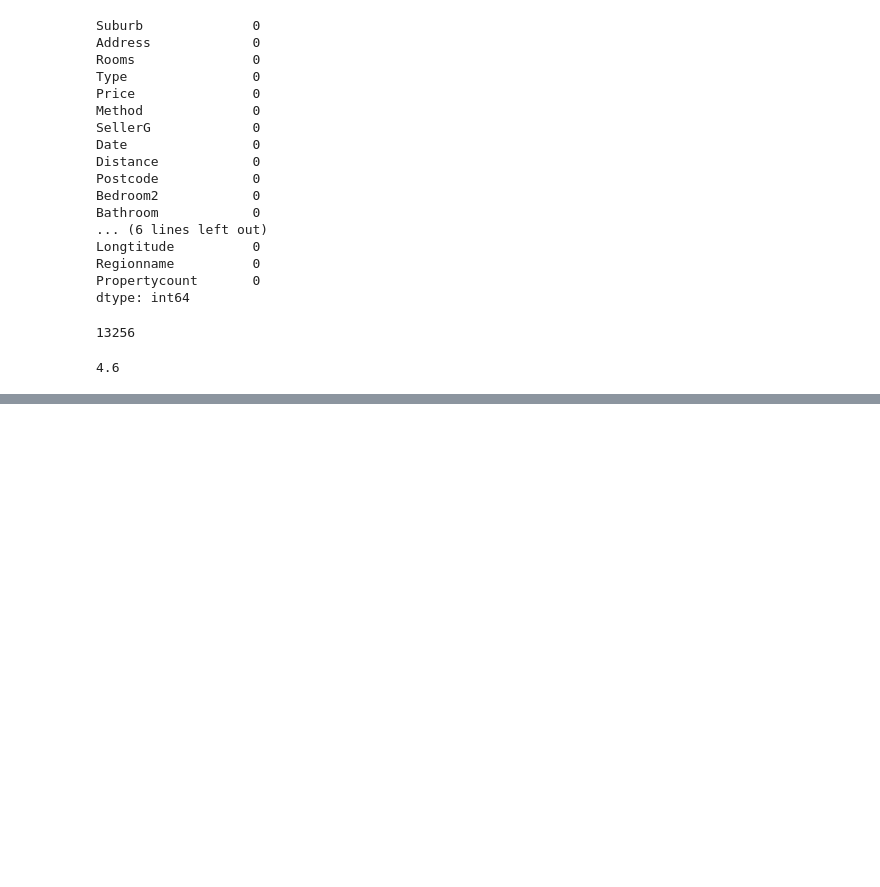
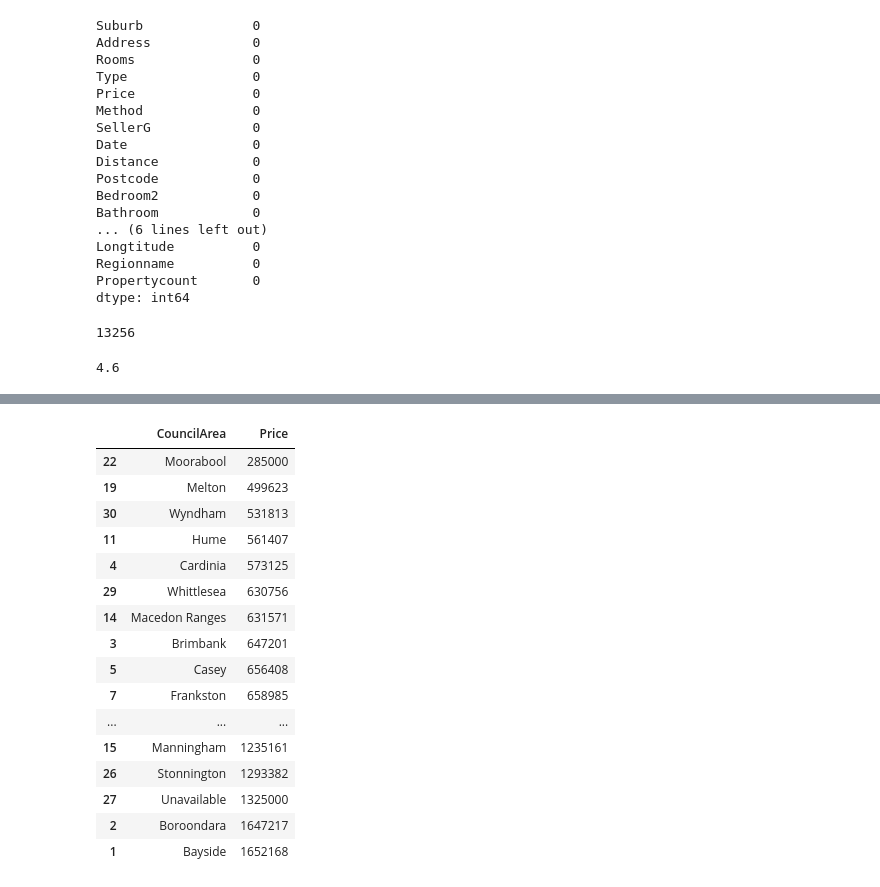
Before and after one commit to AJ-Seargeant/EDA_dashboard, a Jupyter notebook: EDA_dashboard.ipynb, the cells around one changed output, grey strips where cells are left out. Saved outputs shown, nothing was run; the diff lists cells and outputs as text; code cells hidden in the pictures; blank space fills up the shorter version.

Commit message:
feat/analysis of council ares vs price

```diff
--- a/EDA_dashboard.ipynb
+++ b/EDA_dashboard.ipynb
@@ -128,0 +162,3 @@ Index(['Car', 'BuildingArea', 'YearBuilt', 'CouncilArea'], dtype='object')
+# %%
+Council_vs_price = df[['Price','CouncilArea']].groupby('CouncilArea').mean()
+Council_vs_price
@@ -128,0 +184,24 @@ Index(['Car', 'BuildingArea', 'YearBuilt', 'CouncilArea'], dtype='object')
+# %%
+pd.options.display.float_format = '{:.0f}'.format
+# %%
+Council_vs_price = Council_vs_price.reset_index()
+Council_vs_price = Council_vs_price.sort_values('Price')
+Council_vs_price
+# %% [output]
+|  | CouncilArea | Price |
+| 22 | Moorabool | 285000 |
+| 19 | Melton | 499623 |
+| 30 | Wyndham | 531813 |
+| 11 | Hume | 561407 |
+| 4 | Cardinia | 573125 |
+| 29 | Whittlesea | 630756 |
+| 14 | Macedon Ranges | 631571 |
+| 3 | Brimbank | 647201 |
+| 5 | Casey | 656408 |
+| 7 | Frankston | 658985 |
+| ... | ... | ... |
+| 15 | Manningham | 1235161 |
+| 26 | Stonnington | 1293382 |
+| 27 | Unavailable | 1325000 |
+| 2 | Boroondara | 1647217 |
+| 1 | Bayside | 1652168 |
```
Also changed, not shown: parts of 10 cells of this notebook.
